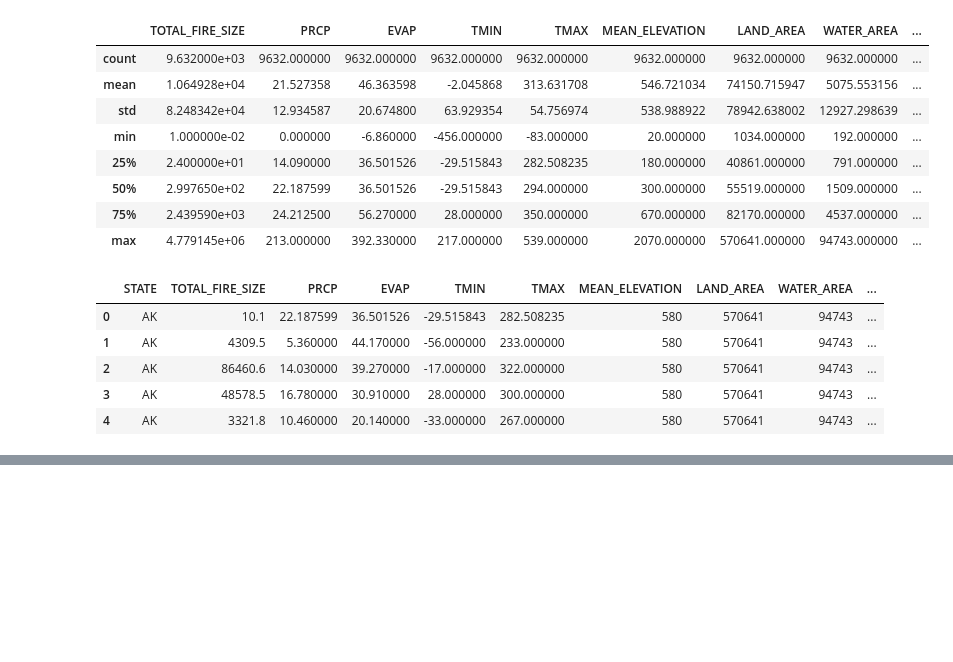
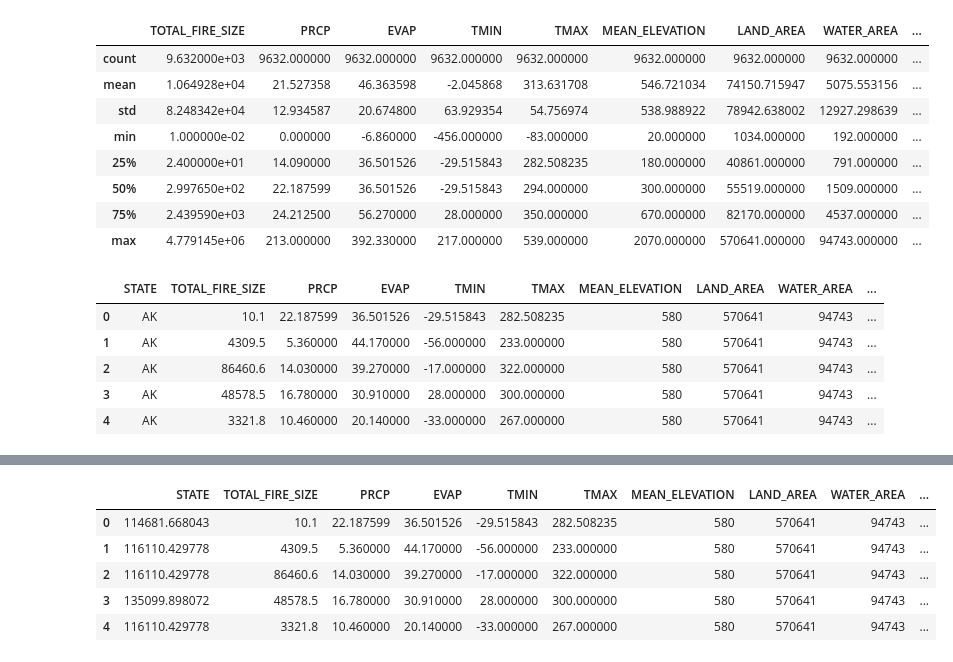
Before and after one commit to mflodzinski/Hackathon-Epoch, a Jupyter notebook: main.ipynb, the cells around one changed output, grey strips where cells are left out. Cells and saved outputs as stored; diff of their text form; code cells hidden in the pictures; blank space fills up the shorter version.

Commit message:
Add final dataset 1

```diff
--- a/main.ipynb
+++ b/main.ipynb
@@ -213,3 +213,9 @@ dataset_loaded.head()
 | 4 | AK | 3321.8 | 10.460000 | 20.140000 | -33.000000 | 267.000000 | 580 | 570641 | 94743 | ... |
 # %%
 dataset_loaded.to_csv('datasets/dataset_cleaned.csv', index=False)
+# %%
+from sklearn.preprocessing import TargetEncoder
+
+encoded_state = TargetEncoder(smooth='auto').fit_transform(pd.DataFrame(dataset_loaded['STATE']), dataset_loaded['TOTAL_FIRE_SIZE'])
+print(len(encoded_state))
+pd.DataFrame(encoded_state).head()
@@ -215,0 +230,10 @@ dataset_loaded.to_csv('datasets/dataset_cleaned.csv', index=False)
+# %%
+dataset_loaded['STATE'] = encoded_state
+dataset_loaded.head()
+# %% [output]
+|  | STATE | TOTAL_FIRE_SIZE | PRCP | EVAP | TMIN | TMAX | MEAN_ELEVATION | LAND_AREA | WATER_AREA | ... |
+| 0 | 114681.668043 | 10.1 | 22.187599 | 36.501526 | -29.515843 | 282.508235 | 580 | 570641 | 94743 | ... |
+| 1 | 116110.429778 | 4309.5 | 5.360000 | 44.170000 | -56.000000 | 233.000000 | 580 | 570641 | 94743 | ... |
+| 2 | 116110.429778 | 86460.6 | 14.030000 | 39.270000 | -17.000000 | 322.000000 | 580 | 570641 | 94743 | ... |
+| 3 | 135099.898072 | 48578.5 | 16.780000 | 30.910000 | 28.000000 | 300.000000 | 580 | 570641 | 94743 | ... |
+| 4 | 116110.429778 | 3321.8 | 10.460000 | 20.140000 | -33.000000 | 267.000000 | 580 | 570641 | 94743 | ... |
```
Also changed, not shown: parts of 2 cells of this notebook, 1 other file.
